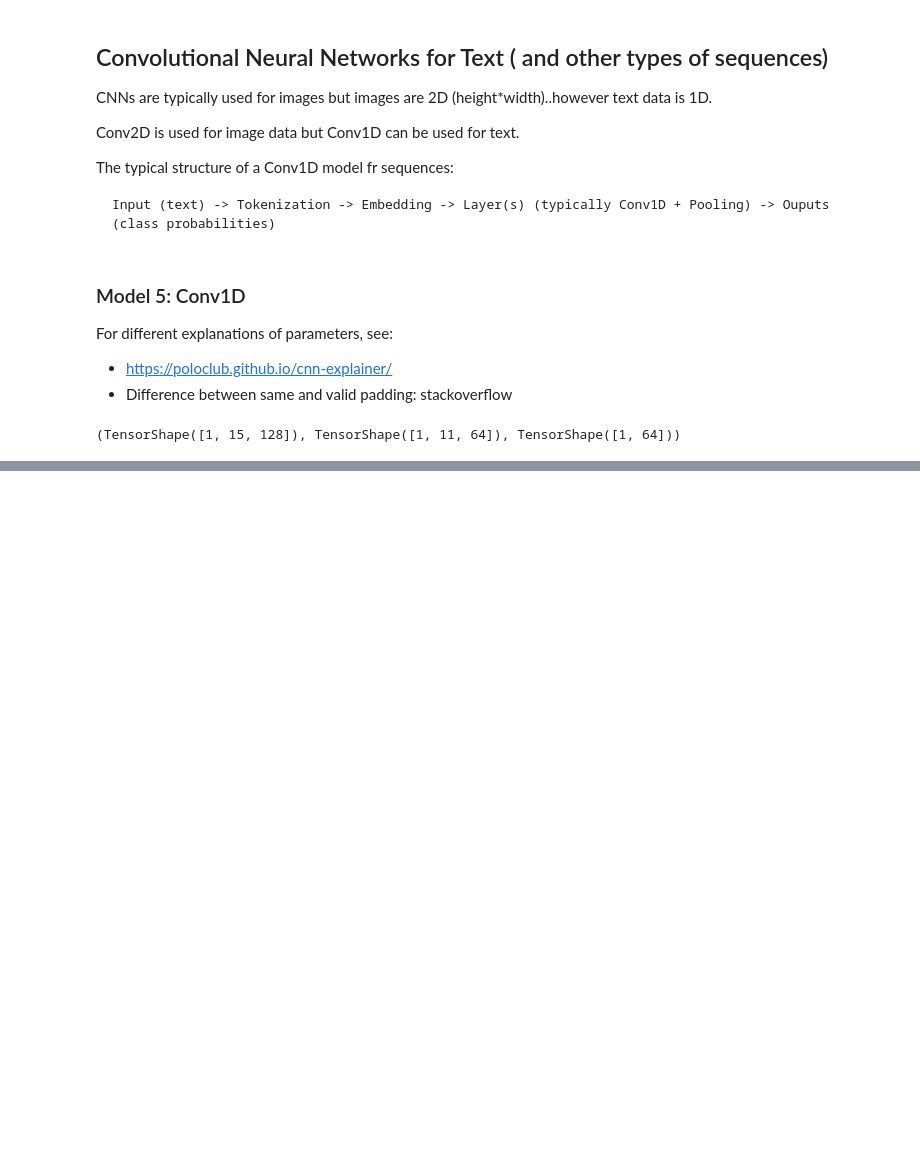
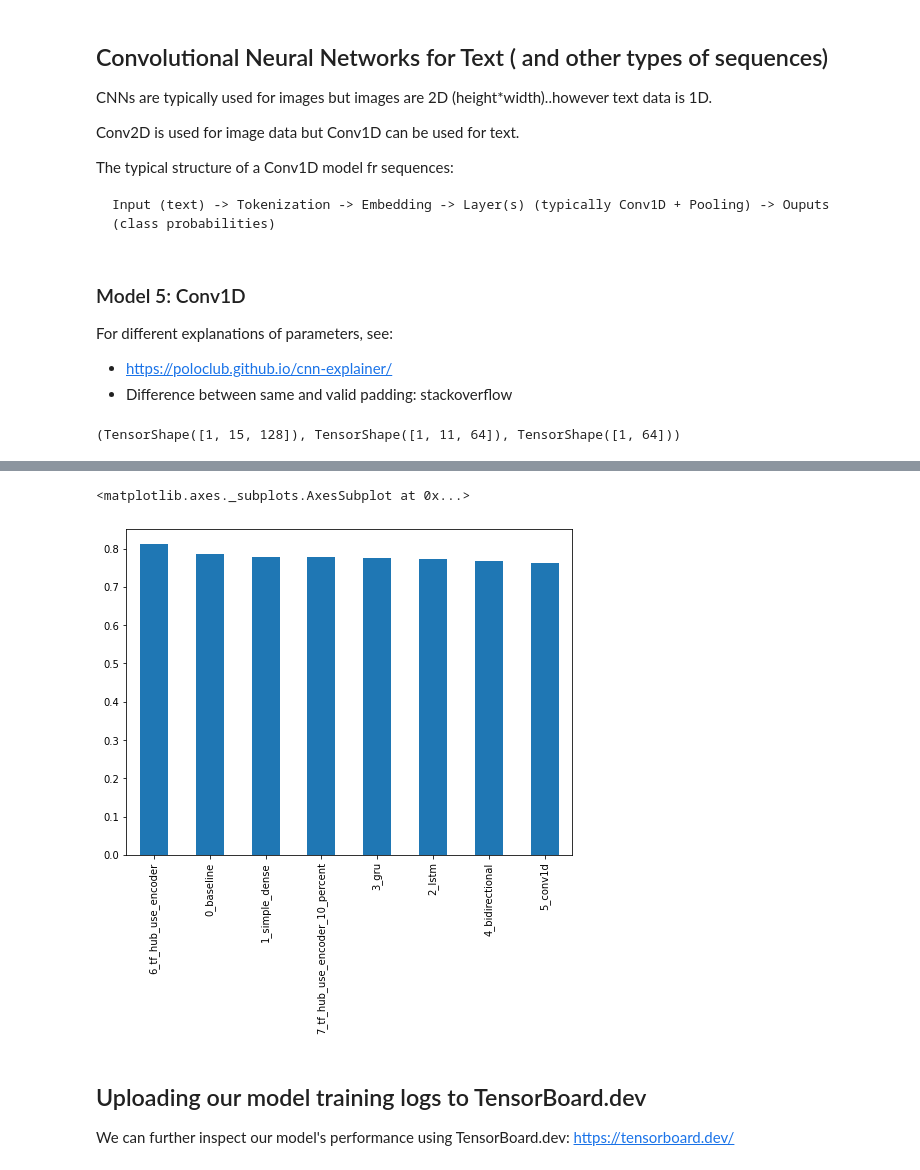
Before and after one commit to shaluc04/tensorflow-for-deeplearning, a Jupyter notebook: 08_introduction_to_nlp_in_tensorflow.ipynb, the cells around one changed output, grey strips where cells are left out. Cells and saved outputs as stored; diff of their text form; code cells hidden in the pictures; blank space fills up the shorter version.

```diff
--- a/08_introduction_to_nlp_in_tensorflow.ipynb
+++ b/08_introduction_to_nlp_in_tensorflow.ipynb
@@ -997,0 +1418,10 @@ embedding_test.shape, conv_1d_output.shape, max_pool_output.shape
+# %%
+# Sort model results by f1-score
+all_model_results.sort_values("f1", ascending=False)["f1"].plot(kind="bar", figsize=(8,6))
+# %% [output]
+<matplotlib.axes._subplots.AxesSubplot at 0x...>
+[figure, added]
+# %% [markdown]
+## Uploading our model training logs to TensorBoard.dev
+
+We can further inspect our model's performance using TensorBoard.dev: https://tensorboard.dev/
```
Also changed, not shown: parts of 104 cells of this notebook.
